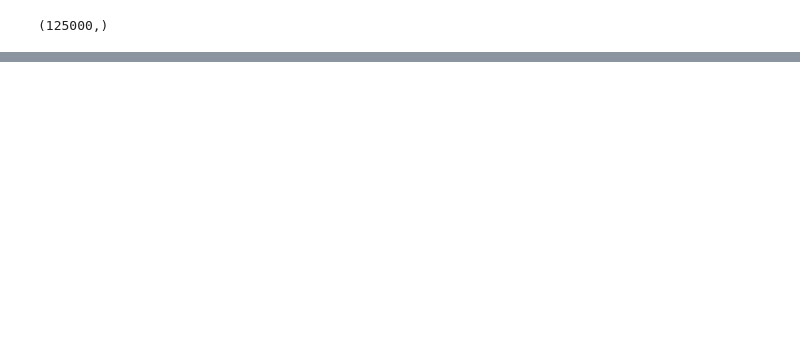
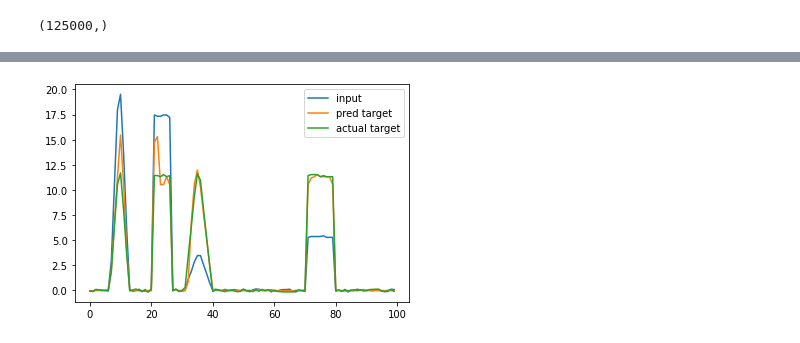
Before and after one commit to myazdani/hacking-minGPT, a Jupyter notebook: play_seq.ipynb, the cells around one changed output, grey strips where cells are left out. Cells and saved outputs as stored; diff of their text form; code cells hidden in the pictures; blank space fills up the shorter version.

```diff
--- a/play_seq.ipynb
+++ b/play_seq.ipynb
@@ -206,0 +150,9 @@ ipdb> q
+# %%
+pred = model(test_dataset[0][0].view(1,-1).cuda())
+# %%
+plt.plot(kmeans.cluster_centers_[:,0][test_dataset[0][0].cpu().numpy()], label = 'input')
+plt.plot(kmeans.cluster_centers_[:,0][pred[0].argmax(axis=2).cpu().numpy().squeeze()], label = 'pred target')
+plt.plot(kmeans.cluster_centers_[:,0][test_dataset[0][1].cpu().numpy()], label = 'actual target')
+plt.legend();
+# %% [output]
+[figure, added]
```
Also changed, not shown: parts of 19 cells of this notebook.
